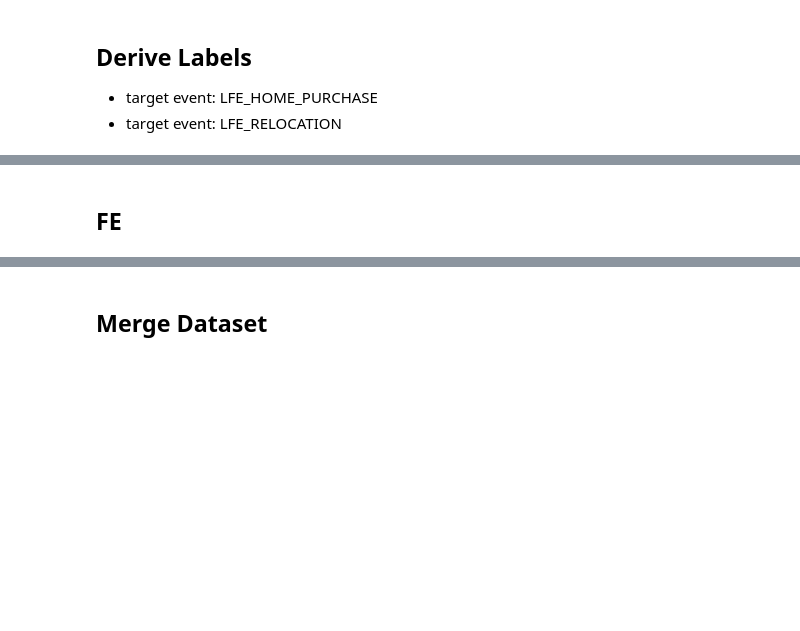
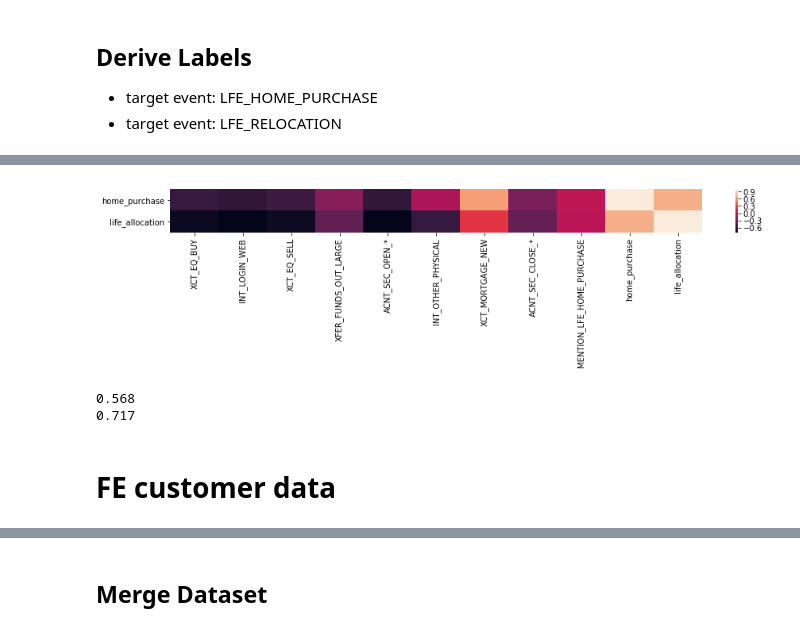
Before and after one commit to kai-niu/league-of-opensource, a Jupyter notebook: workspaces/Kai/FE.ipynb, the cells around one changed output, grey strips where cells are left out. Drawn from its saved outputs; the diff is of its cells as text; code cells hidden in the pictures; blank space fills up the shorter version.

```diff
--- a/workspaces/Kai/FE.ipynb
+++ b/workspaces/Kai/FE.ipynb
@@ -37,0 +140,5 @@ See the caveats in the documentation: http://pandas.pydata.org/pandas-docs/stabl
+# %%
+plt.figure(figsize = (15,1))
+sns.heatmap(df1.loc[:, :'event_date'].corr()['home_purchase':])
+df1.loc[:, :'event_date'].corr()['home_purchase':]
+# %% [output]
@@ -38,5 +148,13 @@ See the caveats in the documentation: http://pandas.pydata.org/pandas-docs/stabl
+[figure, added]
+# %%
+# check the postive rate of label
+print(df1['home_purchase'].sum()/df1.shape[0])
+print(df1['life_allocation'].sum()/df1.shape[0])
+# %% [output]
+0.568
+0.717
 # %% [markdown]
-## FE
+# FE customer data
 # %%
 # null rate
 foo = customer.isna().sum()/customer.shape[0]
```
Also changed, not shown: parts of 28 cells of this notebook, 18 other files.
